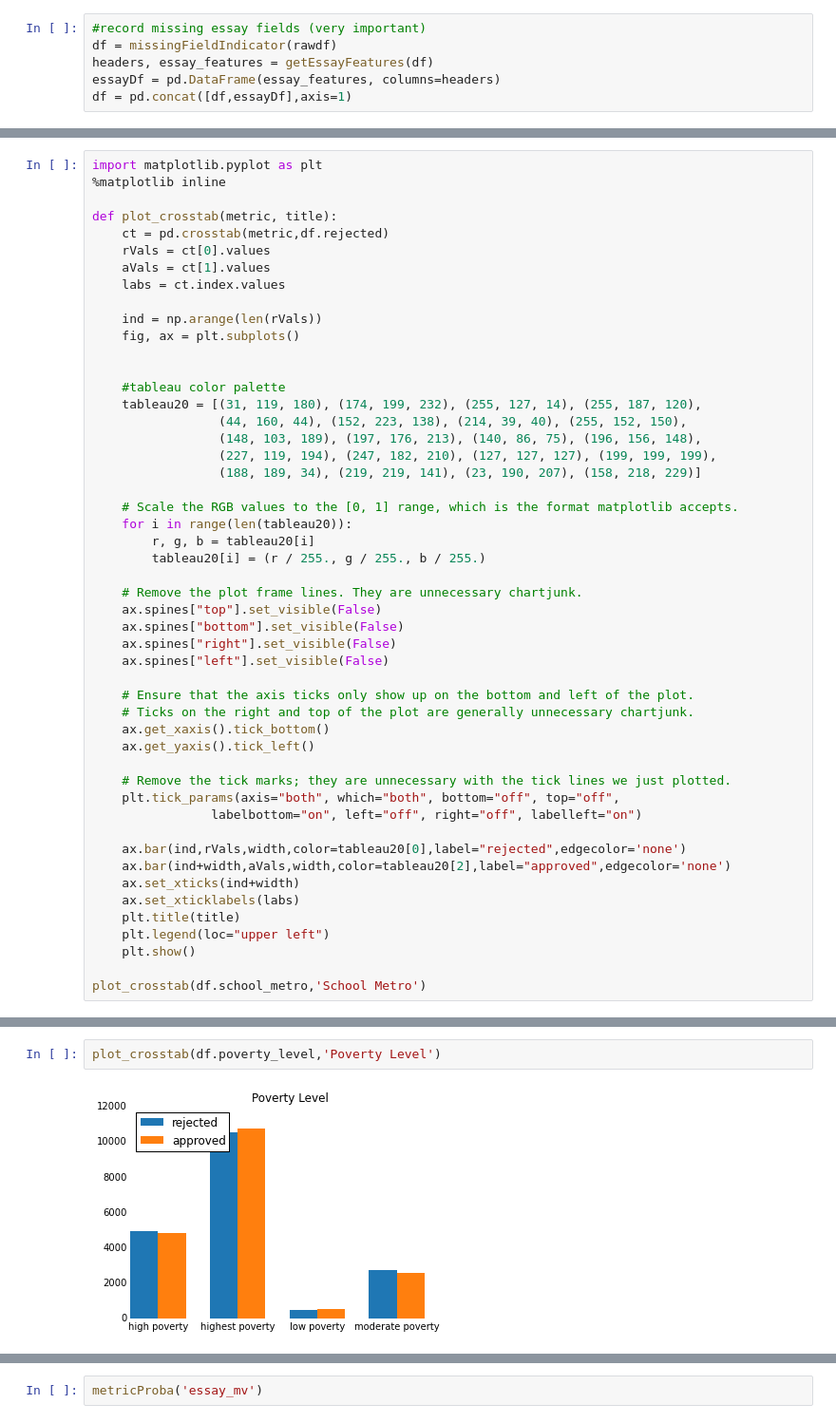
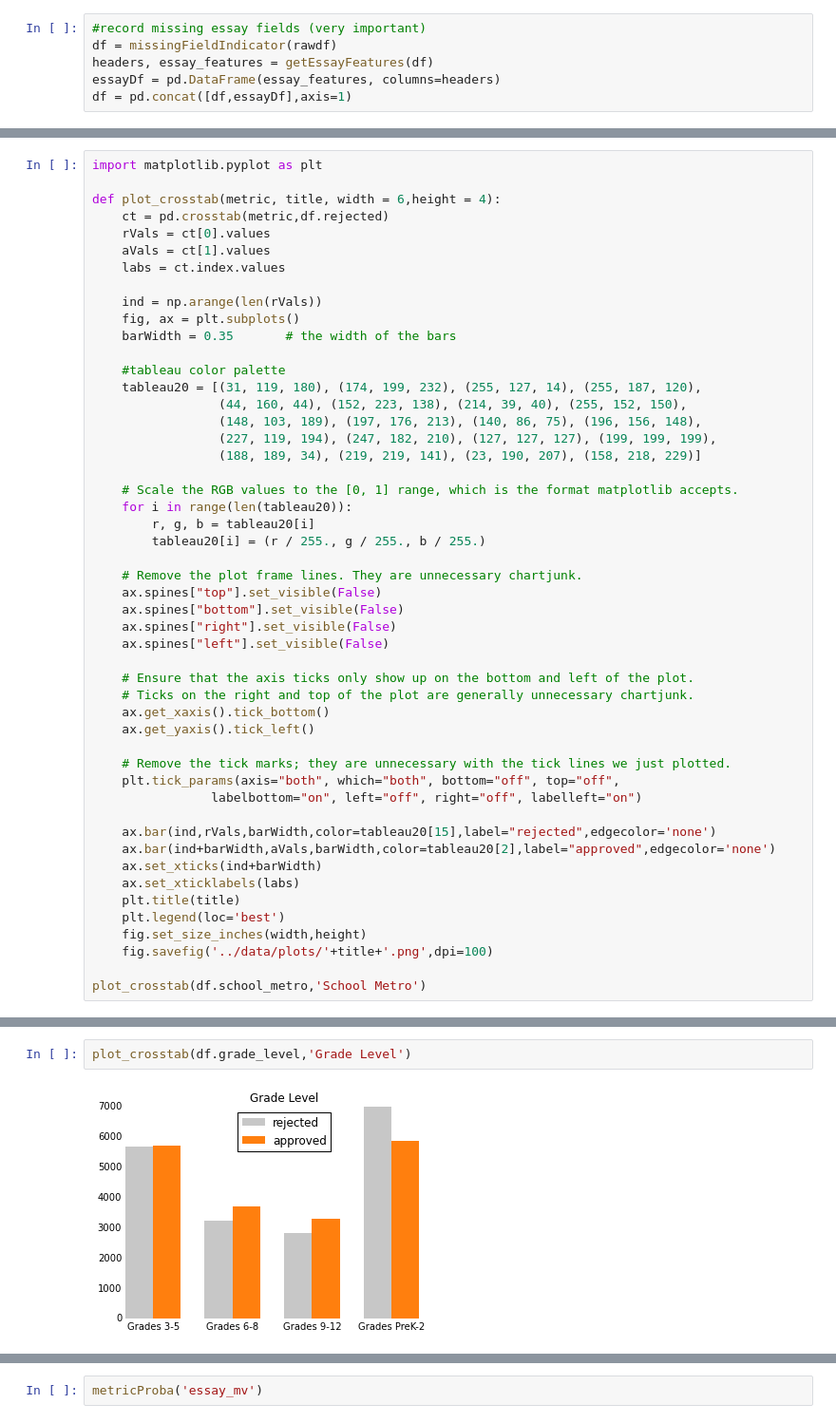
Before and after one commit to charlesdguthrie/frontrow, a Jupyter notebook: scripts/session-2014-12-10.ipynb, the cells around one changed output, grey strips where cells are left out. Shown at 95% size. Cells and saved outputs as stored; diff of their text form.

```diff
--- a/scripts/session-2014-12-10.ipynb
+++ b/scripts/session-2014-12-10.ipynb
@@ -25,8 +25,7 @@ NameError: name 'getSummary' is not defined
 # %%
 import matplotlib.pyplot as plt
-%matplotlib inline
 
-def plot_crosstab(metric, title):
+def plot_crosstab(metric, title, width = 6,height = 4):
     ct = pd.crosstab(metric,df.rejected)
     rVals = ct[0].values
     aVals = ct[1].values
@@ -34,7 +33,7 @@ def plot_crosstab(metric, title):
 
     ind = np.arange(len(rVals))
     fig, ax = plt.subplots()
-
+    barWidth = 0.35       # the width of the bars
 
     #tableau color palette
     tableau20 = [(31, 119, 180), (174, 199, 232), (255, 127, 14), (255, 187, 120),
@@ -63,13 +62,14 @@ def plot_crosstab(metric, title):
     plt.tick_params(axis="both", which="both", bottom="off", top="off",
                 labelbottom="on", left="off", right="off", labelleft="on")
 
-    ax.bar(ind,rVals,width,color=tableau20[0],label="rejected",edgecolor='none')
-    ax.bar(ind+width,aVals,width,color=tableau20[2],label="approved",edgecolor='none')
-    ax.set_xticks(ind+width)
+    ax.bar(ind,rVals,barWidth,color=tableau20[15],label="rejected",edgecolor='none')
+    ax.bar(ind+barWidth,aVals,barWidth,color=tableau20[2],label="approved",edgecolor='none')
+    ax.set_xticks(ind+barWidth)
     ax.set_xticklabels(labs)
     plt.title(title)
-    plt.legend(loc="upper left")
-    plt.show()
+    plt.legend(loc='best')
+    fig.set_size_inches(width,height)
+    fig.savefig('../data/plots/'+title+'.png',dpi=100)
 
 plot_crosstab(df.school_metro,'School Metro')
 # %% [output]
@@ -77,7 +77,7 @@ plot_crosstab(df.school_metro,'School Metro')
 # %%
-plot_crosstab(df.poverty_level,'Poverty Level')
+plot_crosstab(df.grade_level,'Grade Level')
 # %% [output]
-[figure, old version]
+[figure, new version]
 # %%
 plot_crosstab(df.short_description_mv,'Dollar Signs $ Present')
 # %% [output]
```
Also changed, not shown: parts of 12 cells of this notebook, 1 other file.
